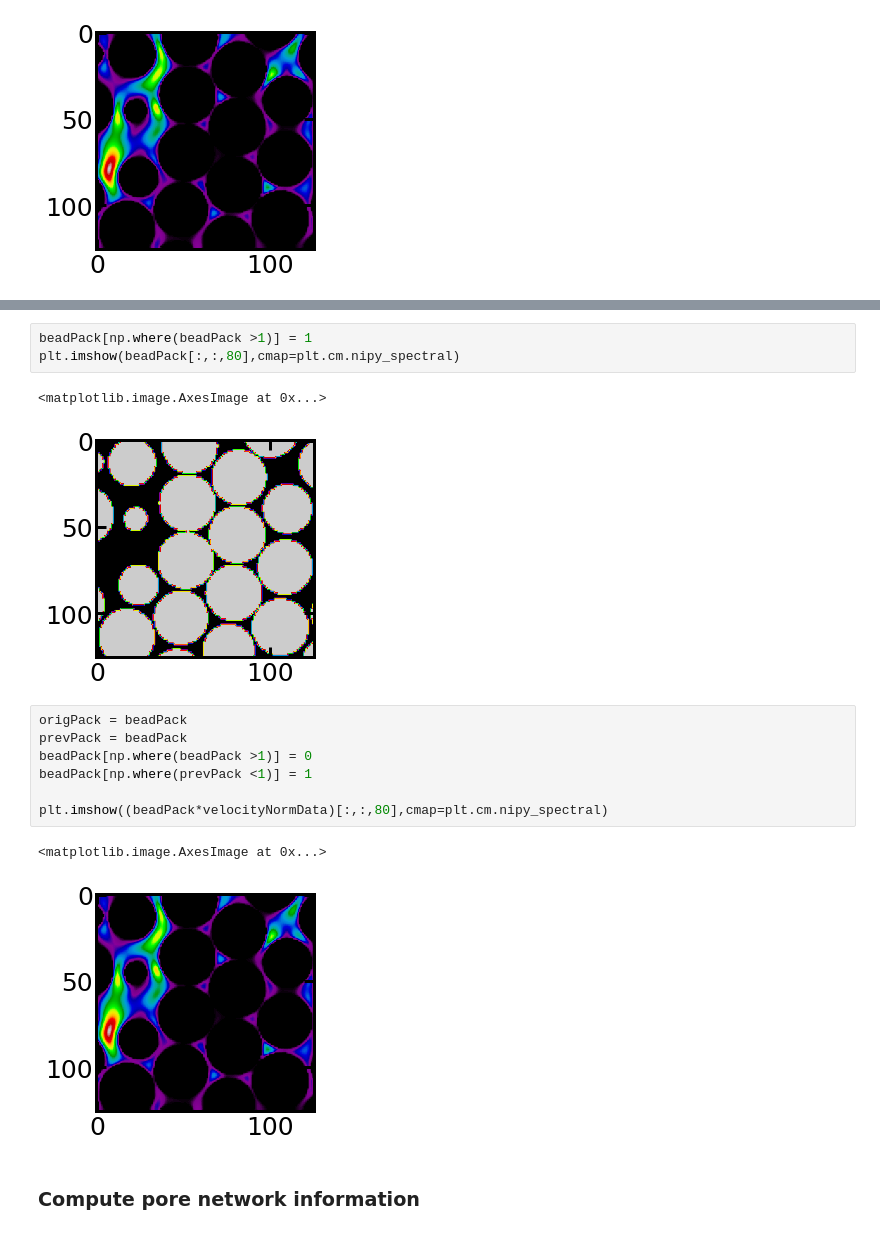
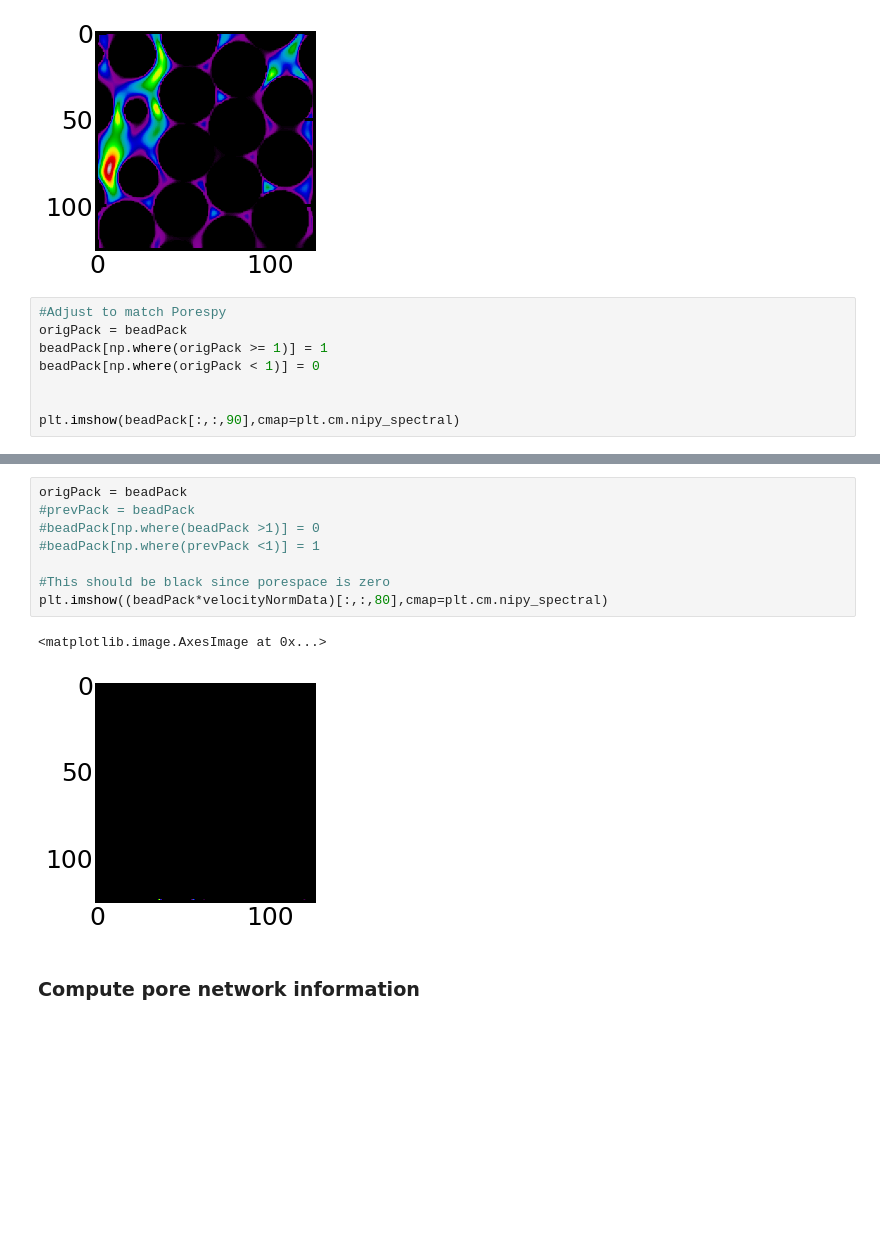
Before and after one commit to akkendrick/LABMOPS, a Jupyter notebook: analyzeSim.ipynb, the cells around one changed output, grey strips where cells are left out. Cells and saved outputs as stored; diff of their text form; blank space fills up the shorter version.

Commit message:
working on reading anexisting uCT bead sample

```diff
--- a/analyzeSim.ipynb
+++ b/analyzeSim.ipynb
@@ -36,3 +40,11 @@ plt.imshow(velocityNormData[:,:,80], cmap=plt.cm.nipy_spectral)
 # %% [output]
 <matplotlib.image.AxesImage at 0x...>
 [figure]
+# %%
+#Adjust to match Porespy
+origPack = beadPack
+beadPack[np.where(origPack >= 1)] = 1
+beadPack[np.where(origPack < 1)] = 0
+
+
+plt.imshow(beadPack[:,:,90],cmap=plt.cm.nipy_spectral)
@@ -39,19 +54,14 @@ plt.imshow(velocityNormData[:,:,80], cmap=plt.cm.nipy_spectral)
 # %%
-beadPack[np.where(beadPack >1)] = 1
-plt.imshow(beadPack[:,:,80],cmap=plt.cm.nipy_spectral)
+origPack = beadPack
+#prevPack = beadPack
+#beadPack[np.where(beadPack >1)] = 0
+#beadPack[np.where(prevPack <1)] = 1
+
+#This should be black since porespace is zero
+plt.imshow((beadPack*velocityNormData)[:,:,80],cmap=plt.cm.nipy_spectral)
 # %% [output]
 <matplotlib.image.AxesImage at 0x...>
-[figure, old version]
+[figure, new version]
-# %%
-origPack = beadPack
-prevPack = beadPack
-beadPack[np.where(beadPack >1)] = 0
-beadPack[np.where(prevPack <1)] = 1
-
-plt.imshow((beadPack*velocityNormData)[:,:,80],cmap=plt.cm.nipy_spectral)
-# %% [output]
-<matplotlib.image.AxesImage at 0x...>
-[figure, removed]
 # %% [markdown]
 ### Compute pore network information
 # %%
```
Also changed, not shown: parts of 10 cells of this notebook, 1 other file.
